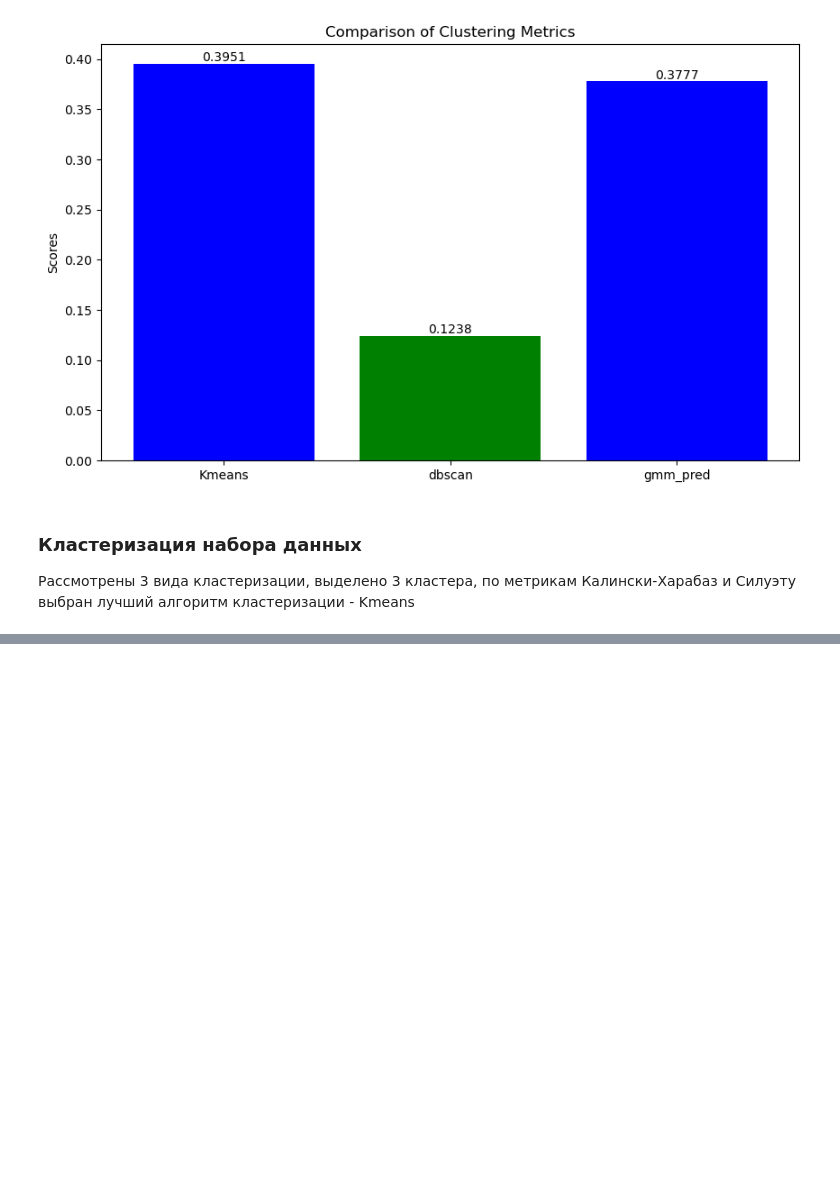
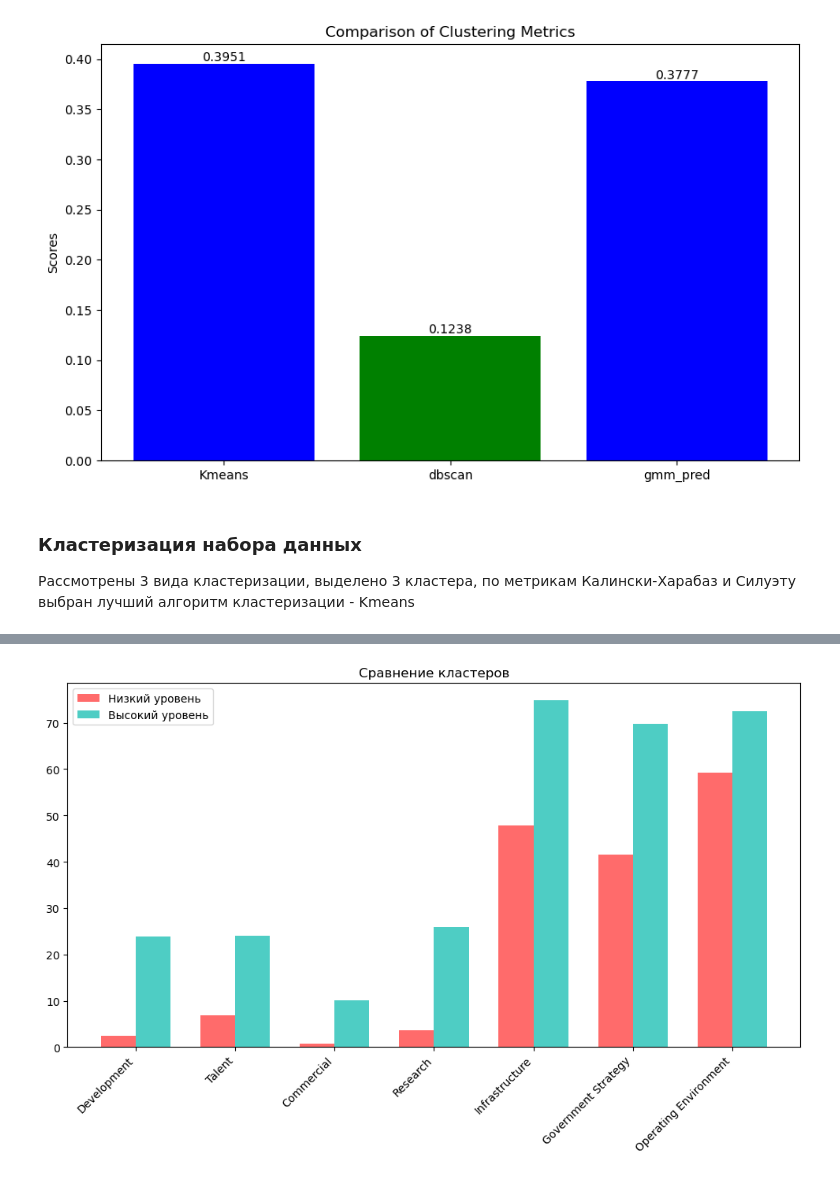
Before and after one commit to Saekikes42/ai-global-index, a Jupyter notebook: clustering.ipynb, the cells around one changed output, grey strips where cells are left out. Drawn from its saved outputs; the diff is of its cells as text; code cells hidden in the pictures; blank space fills up the shorter version.

Commit message:
Добавила описание и визуализацию кластеров

```diff
--- a/clustering.ipynb
+++ b/clustering.ipynb
@@ -505,0 +508,12 @@ plt.show()
+# %%
+
+features = ['Development', 'Talent', 'Commercial',
+              'Research', 'Infrastructure', 'Government Strategy', 'Operating Environment']
+
+df['Cluster'] = kmeans
+profiles = df.groupby('Cluster')[features].mean()
+
+print("Cредние значения:")
+print(profiles.round(1))
+print("Размеры кластеров:")
+print(df['Cluster'].value_counts().sort_index())
@@ -505,0 +546,16 @@ plt.show()
+# %%
+cluster0 = [   2.4,6.8,0.8,3.7,47.9,41.5,59.3 ]
+cluster1 = [   23.8,24.0,10.1,25.9,74.8,69.7,72.5 ]
+
+x = np.arange(len(features))
+width = 0.35
+
+plt.figure(figsize=(12, 6))
+plt.bar(x - width/2, cluster0, width, label='Низкий уровень', color='#FF6B6B')
+plt.bar(x + width/2, cluster1, width, label='Высокий уровень', color='#4ECDC4')
+plt.xticks(x, features, rotation=45, ha='right')
+plt.legend()
+plt.title('Сравнение кластеров')
+plt.show()
+# %% [output]
+[figure, added]
```
Also changed, not shown: parts of 3 cells of this notebook.
